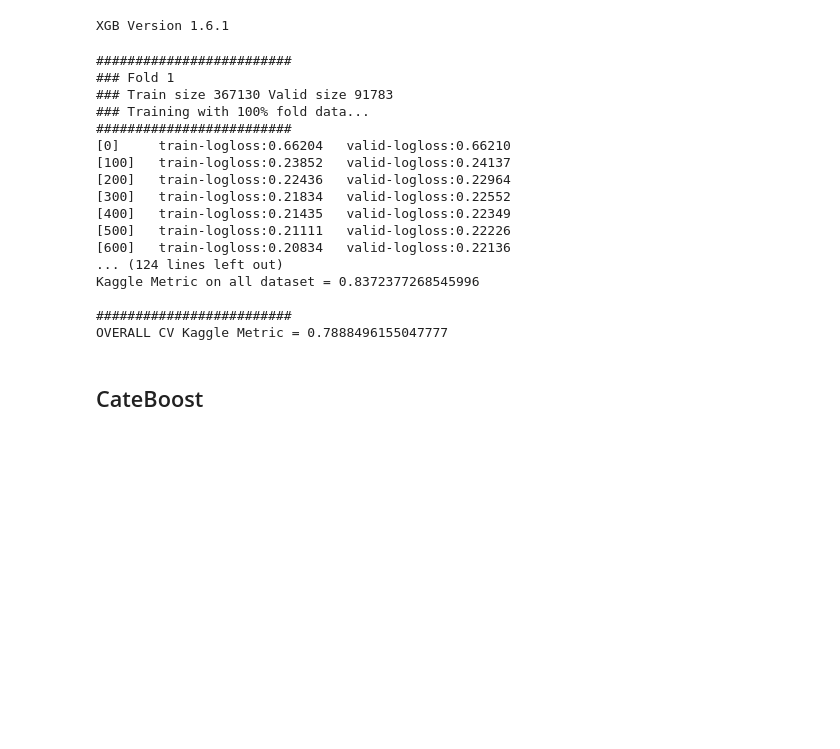
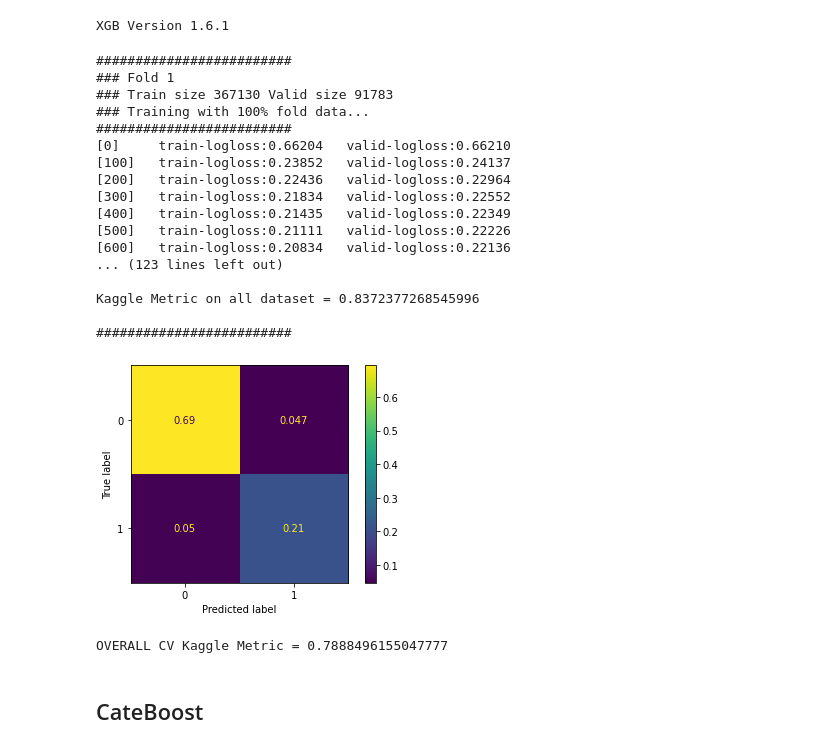
Before and after one commit to echesneau/OpenClassRooms_Ingenieur_ML_Projet8_competition_kaggle, a Jupyter notebook: amex-model-averaging-xgboost-cateboost-0-794.ipynb, the cells around one changed output. Saved outputs shown, nothing was run; the diff lists cells and outputs as text; code cells hidden in the pictures; blank space fills up the shorter version.

```diff
--- a/amex-model-averaging-xgboost-cateboost-0-794.ipynb
+++ b/amex-model-averaging-xgboost-cateboost-0-794.ipynb
@@ -519,35 +537,43 @@ print('#'*25)
 oof = pd.concat(oof,axis=0,ignore_index=True).set_index('customer_ID')
 acc = amex_metric_mod(oof.target.values, oof.oof_pred.values)
 #result_sum = result_sum.append({'model' : "XGBoost",
 #                                'preprocessing':"huseyincot_nonan_feat",
 #                                'name' : "XGBoost_huseyincot_nonan_feat",
 #                                'y_pred' : oof,
 #                                'acc': acc
 #                              },
 #                               ignore_index=True
 #                              )
+conf_mat = confusion_matrix(oof.target.values, np.rint(oof.oof_pred.values), labels=[0,1],
+                           normalize='all')
+disp = ConfusionMatrixDisplay(confusion_matrix=conf_mat,
+                              display_labels=[0,1])
+disp.plot()
+plt.show()
 print('OVERALL CV Kaggle Metric =',acc)
 
 del oof, acc
 _ = gc.collect()
 # %% [output]
 #########################
 ### Fold 1
 ### Train size 367130 Valid size 91783
 ### Training with 100% fold data...
 #########################
 [0]     train-logloss:0.66204   valid-logloss:0.66210
 [100]   train-logloss:0.23852   valid-logloss:0.24137
 [200]   train-logloss:0.22436   valid-logloss:0.22964
 [300]   train-logloss:0.21834   valid-logloss:0.22552
 [400]   train-logloss:0.21435   valid-logloss:0.22349
 [500]   train-logloss:0.21111   valid-logloss:0.22226
 [600]   train-logloss:0.20834   valid-logloss:0.22136
-... (124 lines left out)
+... (123 lines left out)
+
 Kaggle Metric on all dataset = 0.8372377268545996
 
 #########################
-OVERALL CV Kaggle Metric = 0.7888496155047777
+[figure, added]
+OVERALL CV Kaggle Metric = 0.7888496155047777
 # %% [markdown]
 ## CateBoost
 # %%
```
Also changed, not shown: parts of 11 cells of this notebook.
